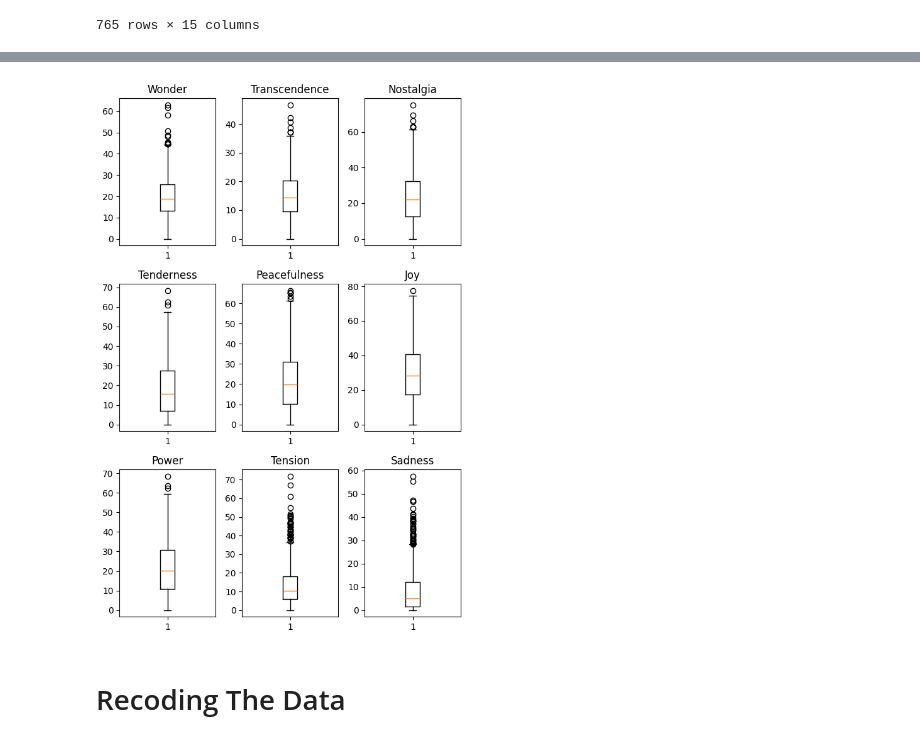
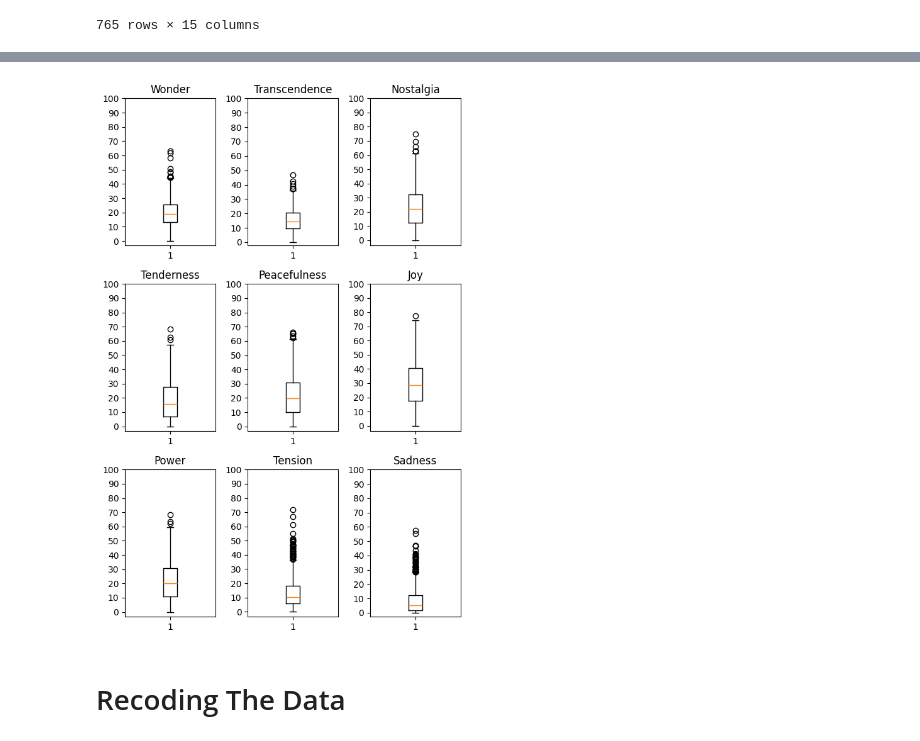
Before and after one commit to Squidez/MJF-GEMS-Annotations, a Jupyter notebook: data analysis.ipynb, the cells around one changed output, grey strips where cells are left out. Saved outputs shown, nothing was run; the diff lists cells and outputs as text; code cells hidden in the pictures.

```diff
--- a/data analysis.ipynb
+++ b/data analysis.ipynb
@@ -160,21 +170,22 @@ plt.show()
 # %%
 emotions_col = ['Wonder', 'Transcendence', 'Nostalgia',
                 'Tenderness', 'Peacefulness', 'Joy',
                 'Power','Tension','Sadness']
 
 fig, axs = plt.subplots(3, 3, figsize=(6, 9))
 axs = axs.flatten()
 
 for i, emo in enumerate(emotions_col):
 
     axs[i].boxplot(df[emo])
     axs[i].set_title(f"{emo}")
+    axs[i].set_yticks(list(range(0, 101, 10)))
 
 
 plt.tight_layout()
 plt.show()
 # %% [output]
-[figure, old version]
+[figure, new version]
 # %% [markdown]
 # Recoding The Data
 # %%
```
Also changed, not shown: parts of 10 cells of this notebook.
